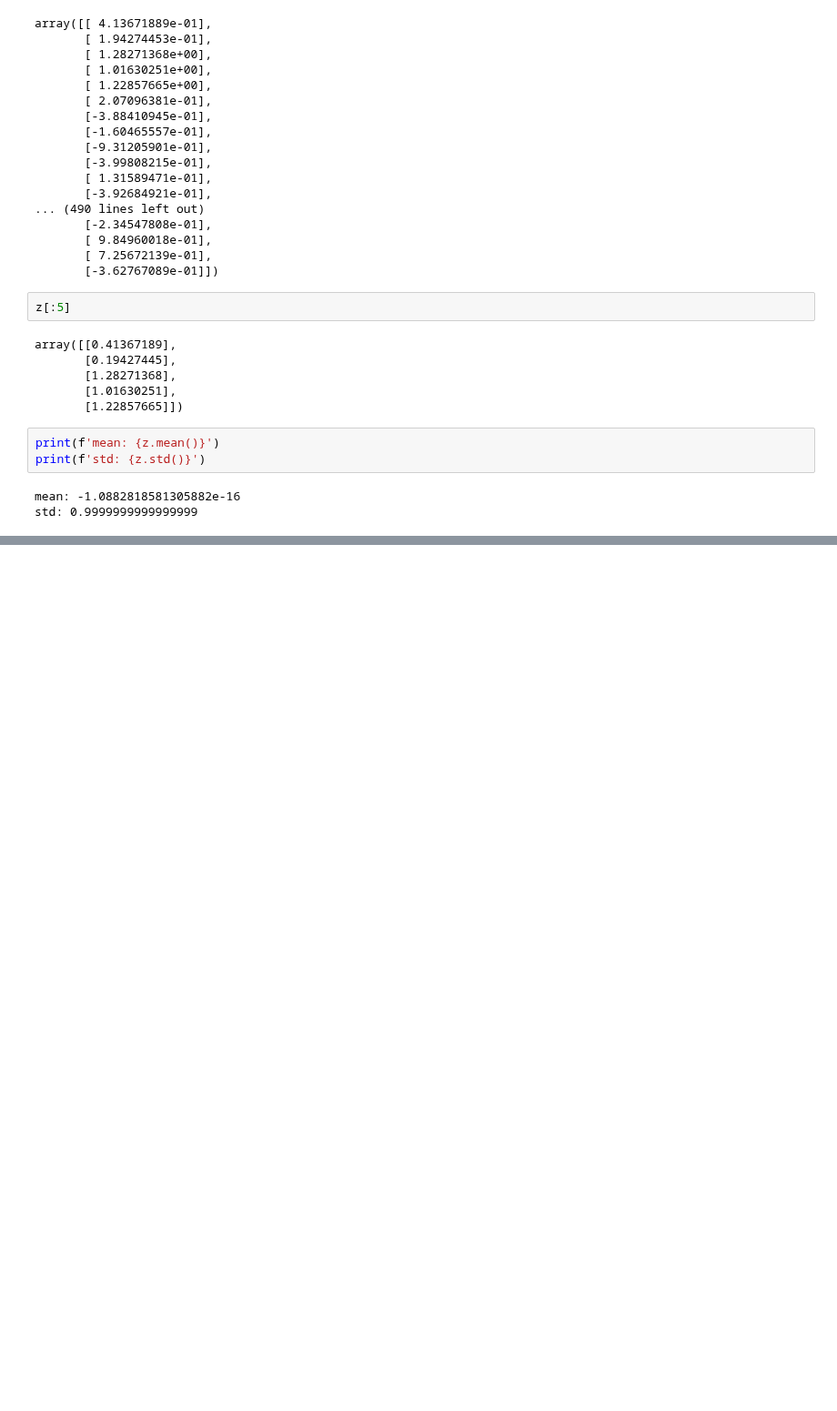
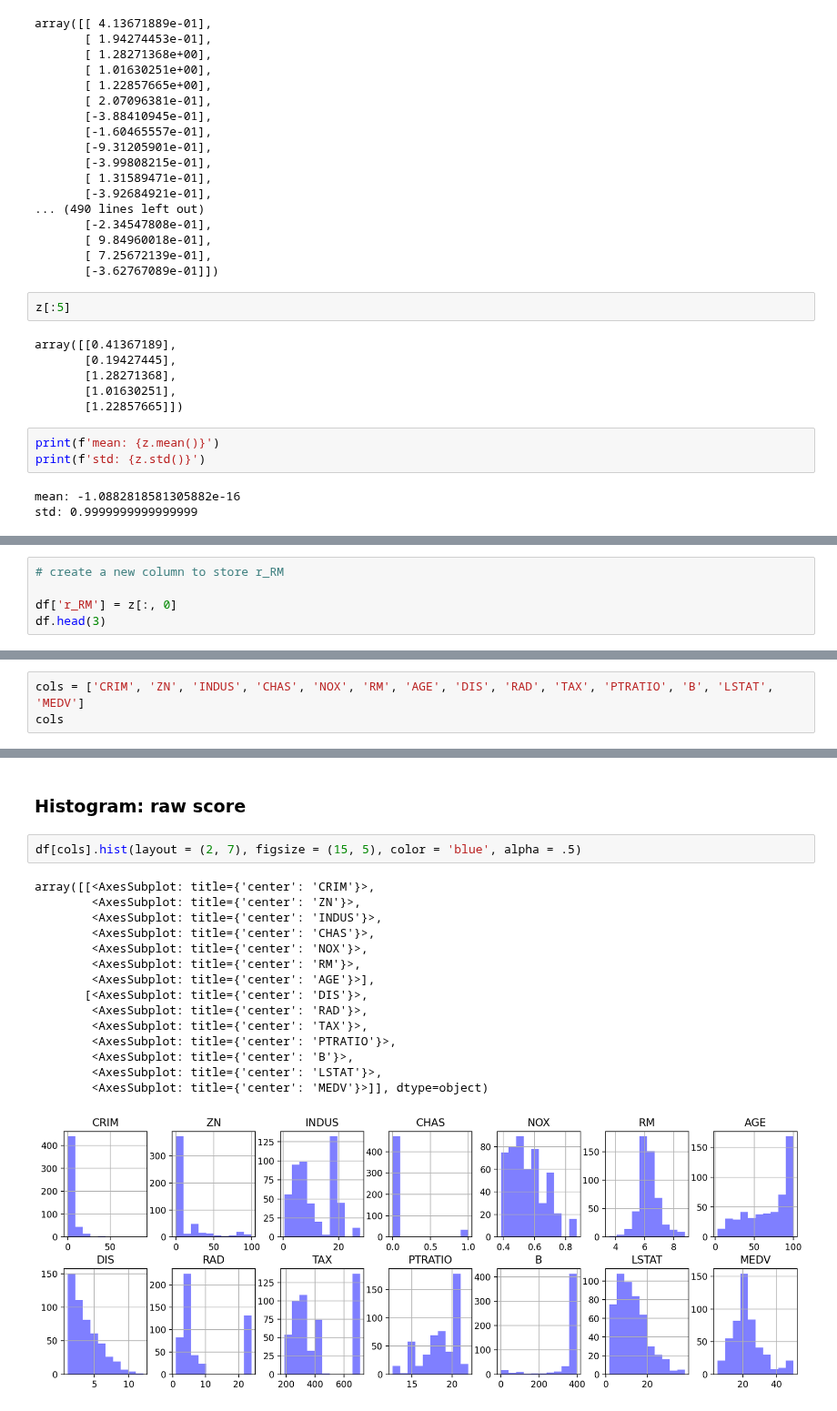
Before and after one commit to pNatTueku/ml_learning_with_ajprasertcbs, a Jupyter notebook: notebooks/preprocessing_standardScaler.ipynb, the cells around one changed output, grey strips where cells are left out. Shown at 91% size. Saved outputs shown, nothing was run; the diff lists cells and outputs as text; blank space fills up the shorter version.

```diff
--- a/notebooks/preprocessing_standardScaler.ipynb
+++ b/notebooks/preprocessing_standardScaler.ipynb
@@ -111,0 +119,5 @@ std: 0.9999999999999999
+# %%
+# create a new column to store r_RM
+
+df['r_RM'] = z[:, 0]
+df.head(3)
@@ -111,0 +176,3 @@ std: 0.9999999999999999
+# %%
+cols = ['CRIM', 'ZN', 'INDUS', 'CHAS', 'NOX', 'RM', 'AGE', 'DIS', 'RAD', 'TAX', 'PTRATIO', 'B', 'LSTAT', 'MEDV']
+cols
@@ -111,0 +256,20 @@ std: 0.9999999999999999
+# %% [markdown]
+### Histogram: raw score
+# %%
+df[cols].hist(layout = (2, 7), figsize = (15, 5), color = 'blue', alpha = .5)
+# %% [output]
+array([[<AxesSubplot: title={'center': 'CRIM'}>,
+        <AxesSubplot: title={'center': 'ZN'}>,
+        <AxesSubplot: title={'center': 'INDUS'}>,
+        <AxesSubplot: title={'center': 'CHAS'}>,
+        <AxesSubplot: title={'center': 'NOX'}>,
+        <AxesSubplot: title={'center': 'RM'}>,
+        <AxesSubplot: title={'center': 'AGE'}>],
+       [<AxesSubplot: title={'center': 'DIS'}>,
+        <AxesSubplot: title={'center': 'RAD'}>,
+        <AxesSubplot: title={'center': 'TAX'}>,
+        <AxesSubplot: title={'center': 'PTRATIO'}>,
+        <AxesSubplot: title={'center': 'B'}>,
+        <AxesSubplot: title={'center': 'LSTAT'}>,
+        <AxesSubplot: title={'center': 'MEDV'}>]], dtype=object)
+[figure, added]
```
Also changed, not shown: parts of 19 cells of this notebook.
